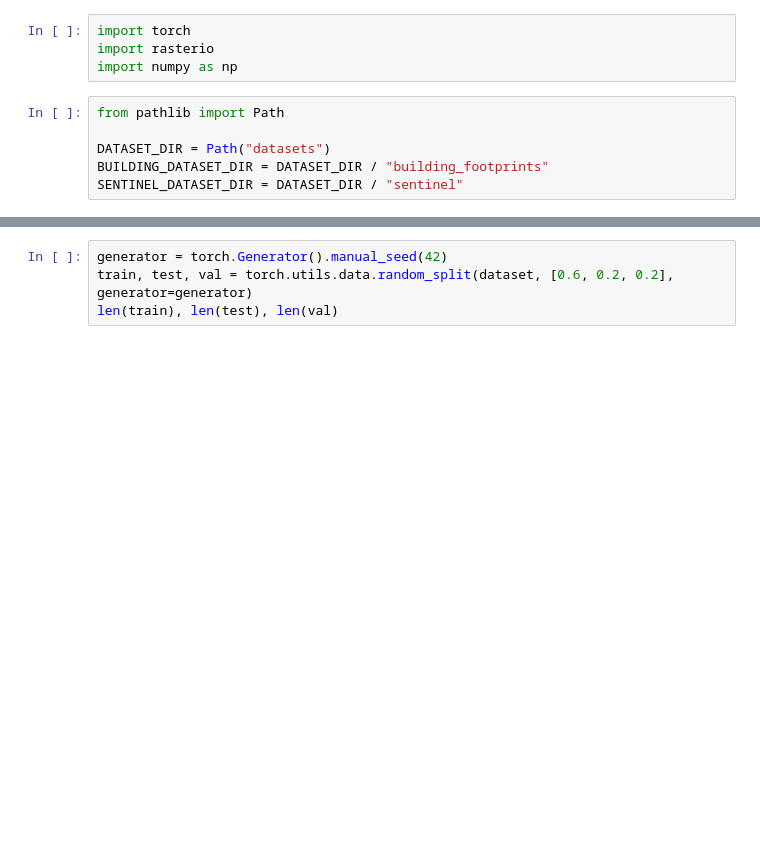
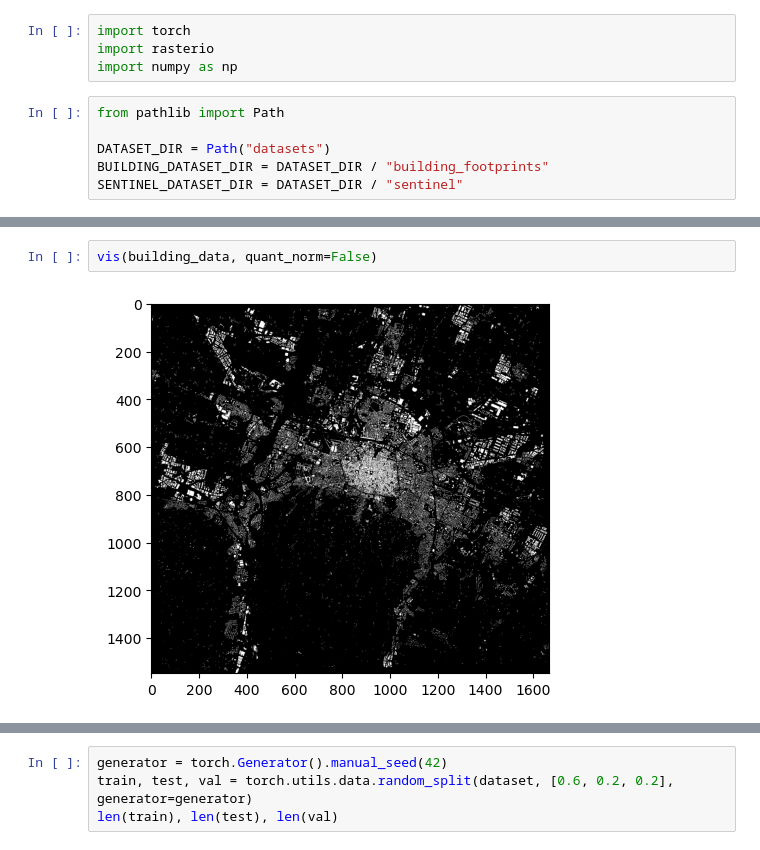
Before and after one commit to nomorehumor/Sentinel-Segmentation, a Jupyter notebook: preparation.ipynb, the cells around one changed output, grey strips where cells are left out. Cells and saved outputs as stored; diff of their text form; blank space fills up the shorter version.

```diff
--- a/preparation.ipynb
+++ b/preparation.ipynb
@@ -37,0 +51,4 @@ vis(all_bands[:,:,:3])
+# %%
+vis(building_data, quant_norm=False)
+# %% [output]
+[figure, added]
```
Also changed, not shown: parts of 10 cells of this notebook.
